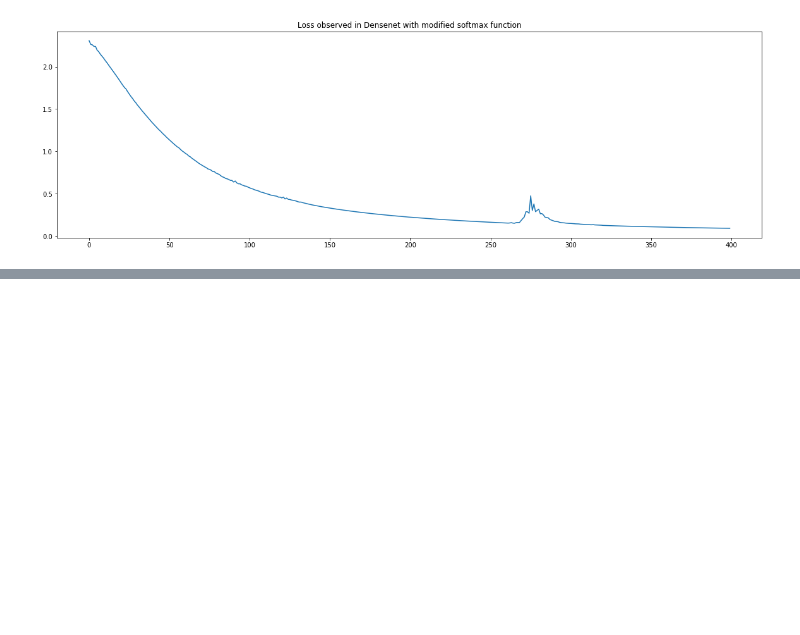
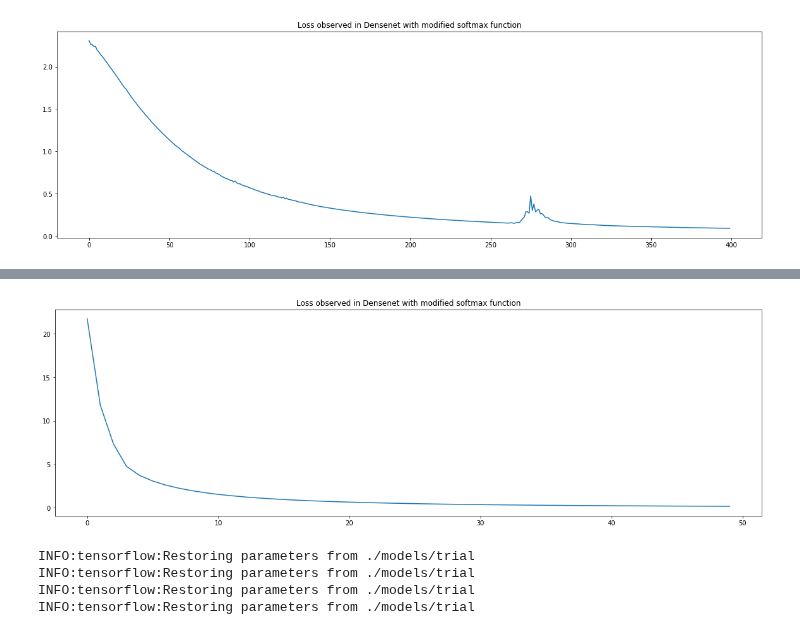
Before and after one commit to Dweepa/ItsAllInTheGenes, a Jupyter notebook: SNN/SNN.ipynb, the cells around one changed output, grey strips where cells are left out. Cells and saved outputs as stored; diff of their text form; code cells hidden in the pictures; blank space fills up the shorter version.

```diff
--- a/SNN/SNN.ipynb
+++ b/SNN/SNN.ipynb
@@ -339,0 +348,3 @@ plt.show()
+# %%
+data_sub = pd.read_csv('../Data/subset.csv')
+data = pickle.load(open('../Data/full', 'rb'))
@@ -339,0 +486,37 @@ plt.show()
+# %%
+with tf.Session() as session:
+    feed_dict={original_input:np.random.rand(number_of_samples, input_size),
+                                     labels: np.random.randint(0, n_classes, number_of_samples),
+                                      margin: m}
+
+    feed_dict={original_input:X_small, labels: y_small, margin: m}
+
+
+    alpha_initial.initializer.run()
+    tf.initialize_all_variables().run()
+    print("Initialized")
+
+    total = np.asarray(session.run([original_input], feed_dict=feed_dict)).shape[1]
+    order = np.arange(total)
+    losses = []
+
+    for a in range(epochs):
+        print("Epoch ", a)
+        np.random.shuffle(order)
+        ind = 0
+        total_loss = 0
+        while ind<total:
+            feed_dict[original_input] = X_small.iloc[order[ind:ind+batch_size]]
+            feed_dict[labels] = [y_small[a] for a in order[ind:ind+batch_size]]
+            _, l = session.run([optimizer, loss], feed_dict=feed_dict)
+            total_loss+=(l/X_small.shape[0])
+            ind+=batch_size
+
+#         if a%5==0:
+#             print("Epoch:", a+1, "\tLoss:", total_loss)
+        losses.append(total_loss)
+        feed_dict[margin] = min(feed_dict[margin]+m_change, m_max)
+
+    tf.summary.FileWriter('./logs', session.graph)
+    saver = tf.train.Saver()
+    saver.save(session, './models/trial')
@@ -339,0 +541,24 @@ plt.show()
+# %%
+plt.figure(figsize=(20, 6))
+plt.plot(np.arange(len(losses)), losses)
+plt.title("Loss observed in Densenet with modified softmax function")
+plt.show()
+# %% [output]
+[figure, added]
+# %%
+def get_embedding(gene_exp):
+    with tf.Session() as session:
+        saver = tf.train.import_meta_graph('./models/trial.meta')
+        saver.restore(session,tf.train.latest_checkpoint('./models/'))
+        feed_dict={original_input:np.asarray(gene_exp).reshape(1, 978)}
+        return np.asarray(session.run([norm_embeddings], feed_dict=feed_dict))
+
+x1 = get_embedding(X.loc[0, :])
+x2 = get_embedding(X.loc[1, :])
+x3 = get_embedding(X.loc[2, :])
+x4 = get_embedding(X.loc[3, :])
+# %% [output]
+INFO:tensorflow:Restoring parameters from ./models/trial
+INFO:tensorflow:Restoring parameters from ./models/trial
+INFO:tensorflow:Restoring parameters from ./models/trial
+INFO:tensorflow:Restoring parameters from ./models/trial
```
Also changed, not shown: parts of 17 cells of this notebook.
